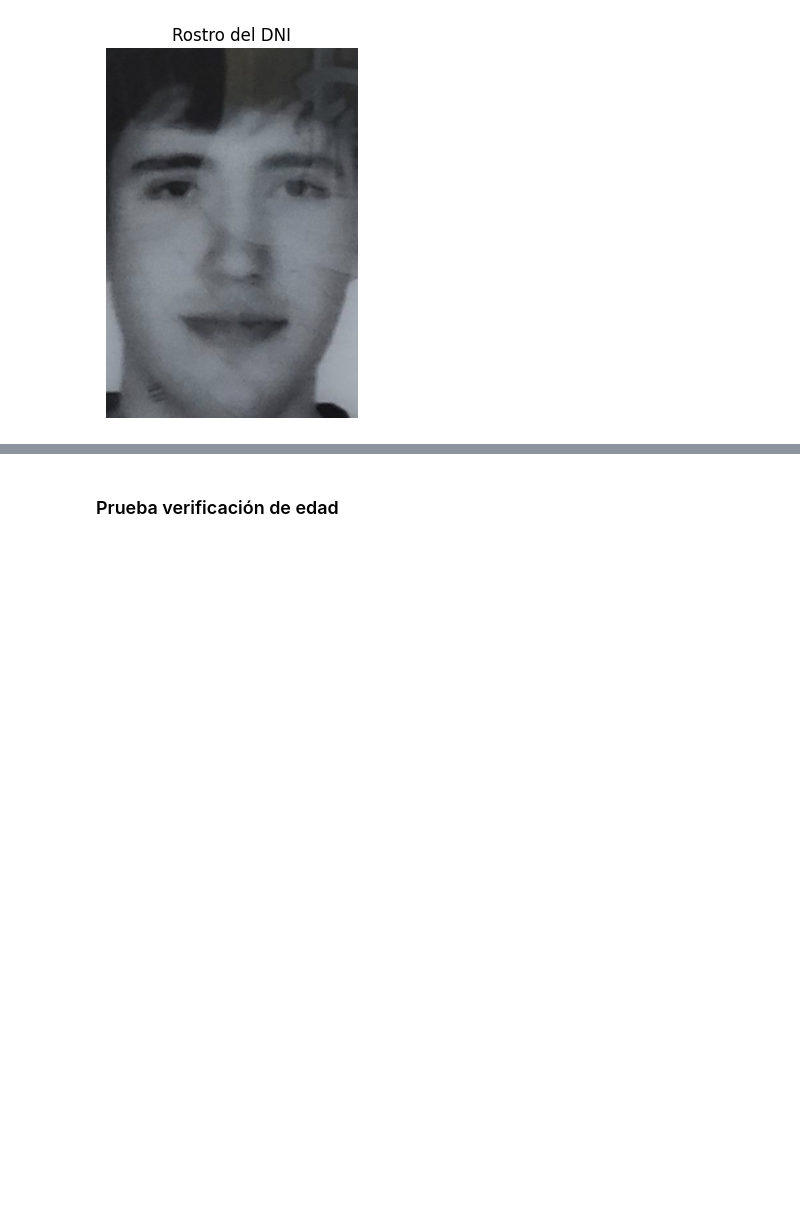
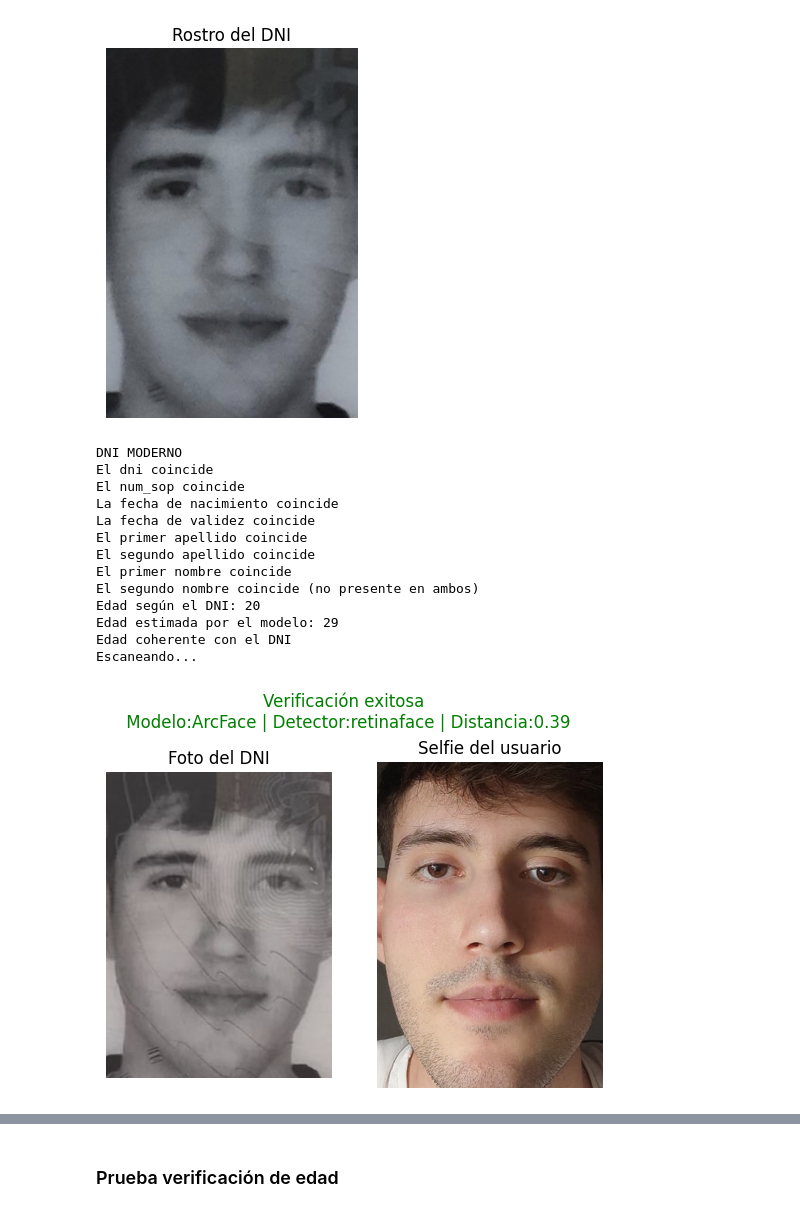
Before and after one commit to hum1-ua/facephichallenge2026_, a Jupyter notebook: main.ipynb, the cells around one changed output, grey strips where cells are left out. Cells and saved outputs as stored; diff of their text form; code cells hidden in the pictures; blank space fills up the shorter version.

```diff
--- a/main.ipynb
+++ b/main.ipynb
@@ -408,7 +408,7 @@ def validar_dni(img1, img2, selfie=None, verificar_edad=False):
 
         if selfie is not None and verificar_edad:
             age = extraer_edad(info)
-            predicted_age = DeepFace.analyze(selfie, detector_backend='skip', actions=['age'])[0]['age']
+            predicted_age = DeepFace.analyze(selfie, detector_backend='retinaface', actions=['age'])[0]['age']
             print(f'Edad según el DNI: {age}\nEdad estimada por el modelo: {predicted_age}')
             if abs(age-predicted_age)>10:
                 print("POSIBLE INCONSISTENCIA DE EDAD")
@@ -564,9 +564,23 @@ real_time_verification(dni_path='dni_hugo_anverso.png')
 # %%
 img1 = '.\DNI_especimen\hugo_anverso.jpeg'
 img2 = '.\DNI_especimen\hugo_reverso.jpeg'
 img3 = '.\caras\hugo.jpeg'
-validar_dni(img1, img2)
-one_shot_verification(dni_path=img1, selfie_path=img3)
+pipeline(dni_anverso=img1, dni_reverso=img2, selfie=img3, verificar_edad=True)
+# %% [output]
+DNI MODERNO
+El dni coincide
+El num_sop coincide
+La fecha de nacimiento coincide
+La fecha de validez coincide
+El primer apellido coincide
+El segundo apellido coincide
+El primer nombre coincide
+El segundo nombre coincide (no presente en ambos)
+Edad según el DNI: 20
+Edad estimada por el modelo: 29
+Edad coherente con el DNI
+Escaneando...
+[figure, added]
 # %%
 img1 = '.\DNI_especimen\ma_anverso.jpeg'
 img2 = '.\DNI_especimen\ma_reverso.jpeg'
```
Also changed, not shown: parts of 6 cells of this notebook.
